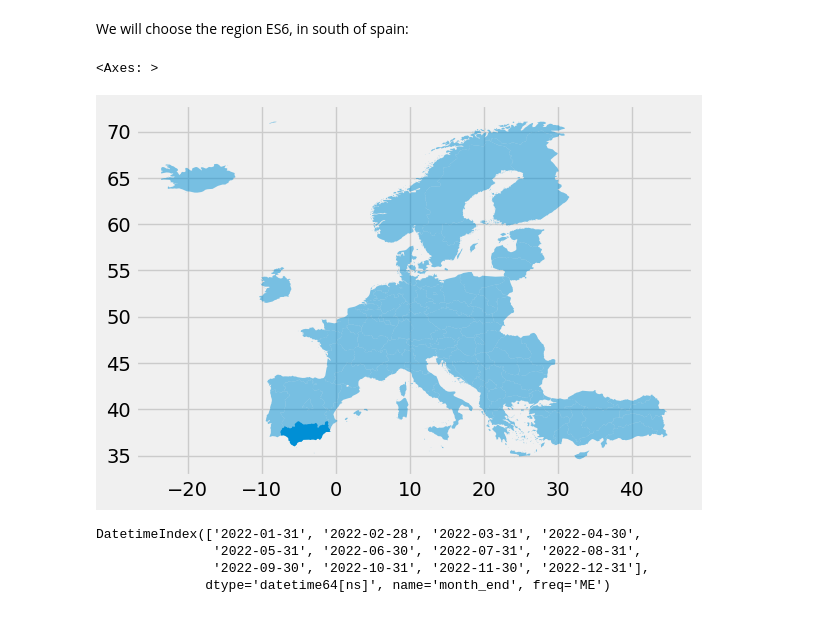
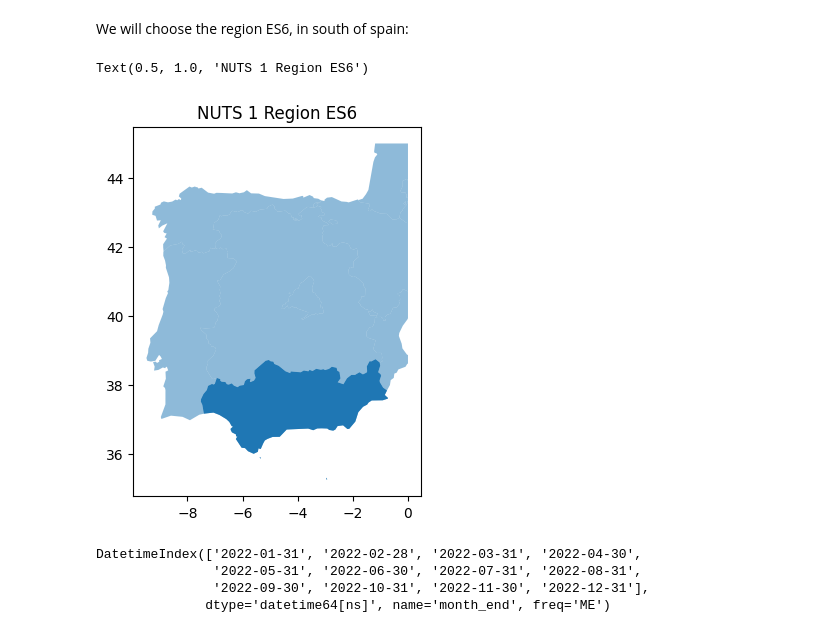
Before and after one commit to victorelgersma/dafs, a Jupyter notebook: final_assignment/AssignmentESMFinal.ipynb, the cells around one changed output. Cells and saved outputs as stored; diff of their text form; code cells hidden in the pictures.

```diff
--- a/final_assignment/AssignmentESMFinal.ipynb
+++ b/final_assignment/AssignmentESMFinal.ipynb
@@ -25,6 +43,11 @@ west = -23.62
 The above 4 variables are needed to later create time series for solar and wind energy production. Your first task is to complement this dataset by downloading the data for the period between 1 January 2022 - 30 June 2022. Consider the same variable sets, time resolution and coordinates as with the provided data.
 # %% [markdown]
 After downloading the data, merge the downloaded ERA5 dataset with the provided ERA5 dataset to create one single xarray array, containing data for all days of 2022. Please provide the code you have used as well as a concise summary of the data set variables and attributes using xarray.Dataset.info.
+# %%
+north = 71.06
+south = 34.31
+east = 51.13
+west = -23.62
 # %%
 # # We start by importing the given datasets:
 # # We download the dataset:
@@ -571,11 +624,3 @@ f"There are {len(gdf_nuts1)} NUTS 1 regions"
 So we need to clip the ERA5 data to match the NUTS data
 # %% [markdown]
 This is slightly different from the coordinates we typed in when downloading the data, due to rasterized grid snapping. Best practice would be to use the actual bounds of the data.
-# %%
-
-west  = float(era5['ssrd'].longitude.min())
-east  = float(era5['ssrd'].longitude.max())
-south = float(era5['ssrd'].latitude.min())
-north = float(era5['ssrd'].latitude.max())
-
-print(north, south, east, west)
@@ -665,13 +684,14 @@ SE3
 # %%
 # calculate mean cf per region:
 
-#insert your code for determining capacity factors per region here
 for id in gdf_nuts1.index:
-    ds1 = xr.open_dataset(f'./data/clipped_era5/net_cdf_file_{id}.nc', engine='netcdf4')
-    cf_pv_mean = ds1['cf_pv'].mean(dim=['valid_time', 'latitude', 'longitude']).item()
-    cf_wind_mean = ds1['cf_wind'].mean(dim=['valid_time', 'latitude', 'longitude']).item()
-    gdf_nuts1.loc[id, 'cf_pv'] = cf_pv_mean
-    gdf_nuts1.loc[id, 'cf_wind'] = cf_wind_mean
+    ds1 = xr.open_dataset(f"./data/clipped_era5/net_cdf_file_{id}.nc", engine="netcdf4")
+    cf_pv_mean = ds1["cf_pv"].mean(dim=["valid_time", "latitude", "longitude"]).item()
+    cf_wind_mean = (
+        ds1["cf_wind"].mean(dim=["valid_time", "latitude", "longitude"]).item()
+    )
+    gdf_nuts1.loc[id, "cf_pv"] = cf_pv_mean
+    gdf_nuts1.loc[id, "cf_wind"] = cf_wind_mean
 # %%
 # note that we now have a df with both cfs:
 
@@ -875,15 +861,26 @@ chosen_region = 'ES6'
 # %%
-#insert code here
-
+# insert code here
 
 import matplotlib.pyplot as plt
+from shapely.geometry import box
+
+west = -10
+south = 35
+east = 0
+north = 45
+
+area = box(west, south, east, north)
+
+smaller_area = gdf_nuts1.clip(area)
 
 (fig, ax) = plt.subplots()
 
-gdf_nuts1.plot(ax=ax, alpha=0.5)
-gdf_nuts1.loc[[chosen_region]].plot(ax=ax)
+smaller_area.plot(ax=ax, alpha=0.5)
+smaller_area.loc[["ES6"]].plot(ax=ax)
+
+plt.title("NUTS 1 Region ES6")
 # %% [output]
-<Axes: >
+Text(0.5, 1.0, 'NUTS 1 Region ES6')
-[figure, old version]
+[figure, new version]
 # %%
 # calculate monthly totals for the capacity factor:
```
Also changed, not shown: parts of 76 cells of this notebook, 3 other files.
